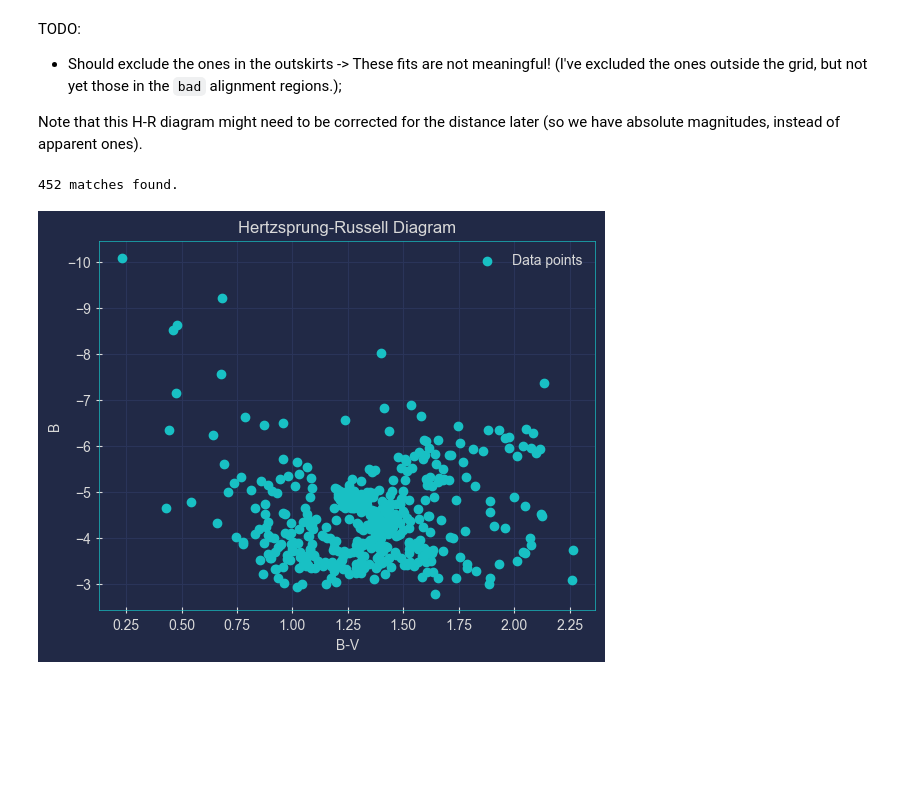
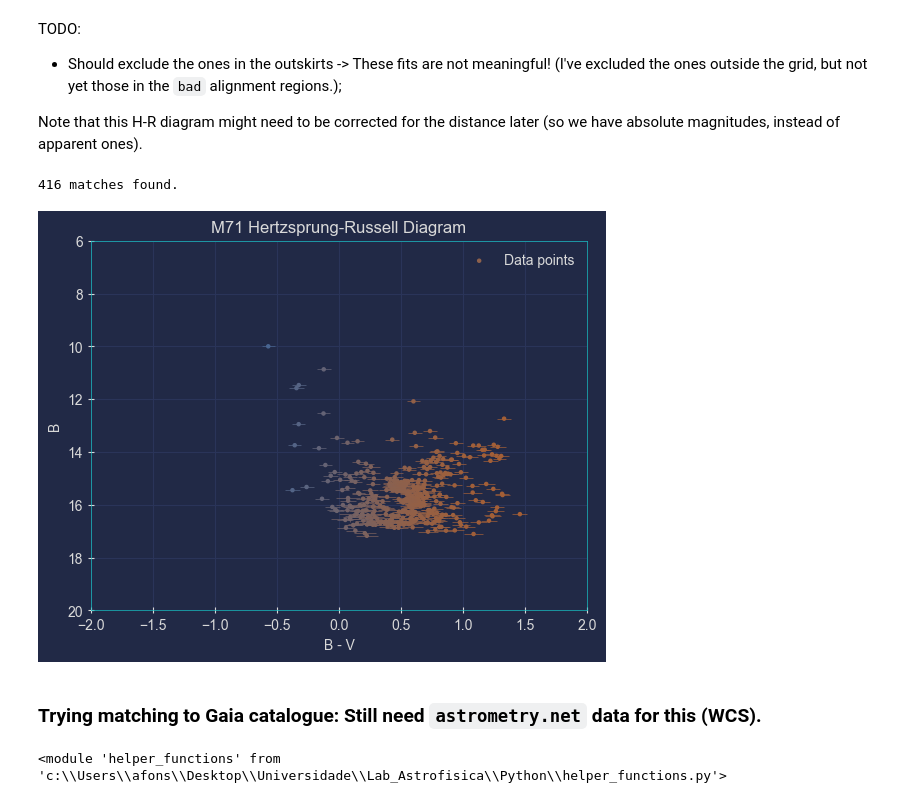
Before and after one commit to kaiuki2000/Lab_Astro_2023, a Jupyter notebook: Clean-up/M71/Final_Notebook.ipynb, the cells around one changed output. Drawn from its saved outputs; the diff is of its cells as text; code cells hidden in the pictures; blank space fills up the shorter version.

```diff
--- a/Clean-up/M71/Final_Notebook.ipynb
+++ b/Clean-up/M71/Final_Notebook.ipynb
@@ -96,10 +98,44 @@ TODO:
 - Should exclude the ones in the outskirts -> These fits are not meaningful! (I've excluded the ones outside the grid, but not yet those in the `bad` alignment regions.);
 
 Note that this H-R diagram might need to be corrected for the distance later (so we have absolute magnitudes, instead of apparent ones).
-# %%
-from helper_functions import *
-
-BV_List = GenerateHR(blue_table, green_table, match_dist = 1.0, silent = True)
-# %% [output]
-452 matches found.
-[figure, removed]
+# %%
+# Currently 'flux_err' is not working for '2DGaussian'. Comment all these lines out if you are using 2D_model = True.
+
+# Sorting metrics.
+def get_mag_err(Table):
+    return Table['mag_err']
+def get_qfit(Table):
+    return Table['qfit']
+
+# Selecting only those stars for which 'qfit' < 0.2.
+restricted_b = QTable(rows = sorted(blue_table,  key = get_qfit), names = blue_table.colnames)
+restricted_g = QTable(rows = sorted(green_table, key = get_qfit), names = green_table.colnames)
+
+restricted_b = restricted_b[restricted_b['qfit']    < 0.25]
+restricted_b = restricted_b[restricted_b['mag_err'] < 2]
+
+
+restricted_g = restricted_g[restricted_g['qfit']    < 0.25]
+restricted_g = restricted_g[restricted_g['mag_err'] < 2] # Same here.
+
+from helper_functions import GenerateHR
+
+# In this case, BV should be VR.
+BV_List, _, BV_err, V_err = GenerateHR(restricted_b, restricted_g, match_dist = 1.0, silent = True, filters = ('B', 'V'))
+
+# # If you want to plot all the points, before the restrictions, you can do it like this.
+# BV_List, _, BV_err, V_err = GenerateHR(green_table, red_table, match_dist = 1.0, silent = True, filters = ('V', 'R'), \
+#                                     error_bars_flag = False)
+# %% [output]
+416 matches found.
+[figure, added]
+# %% [markdown]
+### Trying matching to Gaia catalogue: Still need `astrometry.net` data for this (WCS).
+# %%
+# If you change the functions in 'helper_functions.py' you need to reload them, like this.
+import helper_functions
+from importlib import reload
+reload(helper_functions)
+# And then re-import them.
+# %% [output]
+<module 'helper_functions' from 'c:\\Users\\afons\\Desktop\\Universidade\\Lab_Astrofisica\\Python\\helper_functions.py'>
```
Also changed, not shown: parts of 17 cells of this notebook, 2 other files.
